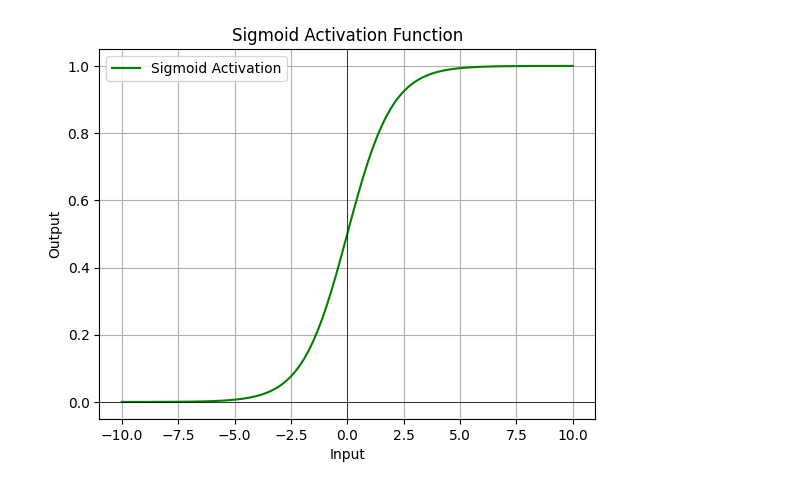
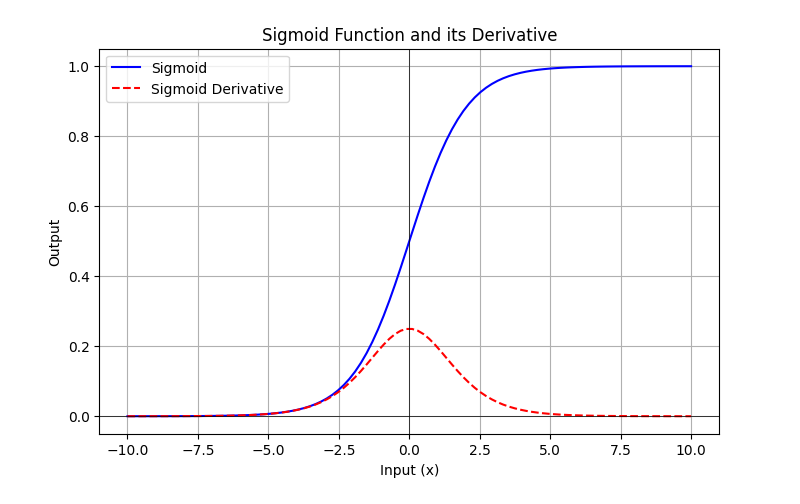
Before and after one commit to Kritika-B05/Deep_Learning, a Jupyter notebook: Sigmoid_Activation_Function.ipynb, the cells around one changed output. Drawn from its saved outputs; the diff is of its cells as text; code cells hidden in the pictures.

```diff
--- a/Sigmoid_Activation_Function.ipynb
+++ b/Sigmoid_Activation_Function.ipynb
@@ -1,20 +1,33 @@
 # %%
 import numpy as np
 import matplotlib.pyplot as plt
-def sigmoid_activation(x):
+
+# Sigmoid function
+def sigmoid(x):
     return 1 / (1 + np.exp(-x))
+
+# Derivative of sigmoid
+def sigmoid_derivative(x):
+    return sigmoid(x) * (1 - sigmoid(x))
+
 # Generate input values
 x = np.linspace(-10, 10, 100)
-y = sigmoid_activation(x)
-# Plot the Sigmoid function
-plt.plot(x, y, label='Sigmoid Activation', color='green')
-plt.xlabel('Input')
-plt.ylabel('Output')
-plt.title('Sigmoid Activation Function')
+
+# Compute sigmoid and its derivative
+y = sigmoid(x)
+dy = sigmoid_derivative(x)
+
+# Plot the function
+plt.figure(figsize=(8, 5))
+plt.plot(x, y, label="Sigmoid", color="blue")
+plt.plot(x, dy, label="Sigmoid Derivative", color="red", linestyle="dashed")
 plt.axhline(0, color='black', linewidth=0.5)
 plt.axvline(0, color='black', linewidth=0.5)
+plt.xlabel("Input (x)")
+plt.ylabel("Output")
+plt.title("Sigmoid Function and its Derivative")
 plt.legend()
 plt.grid()
 plt.show()
 # %% [output]
-[figure, old version]
+[figure, new version]
```
